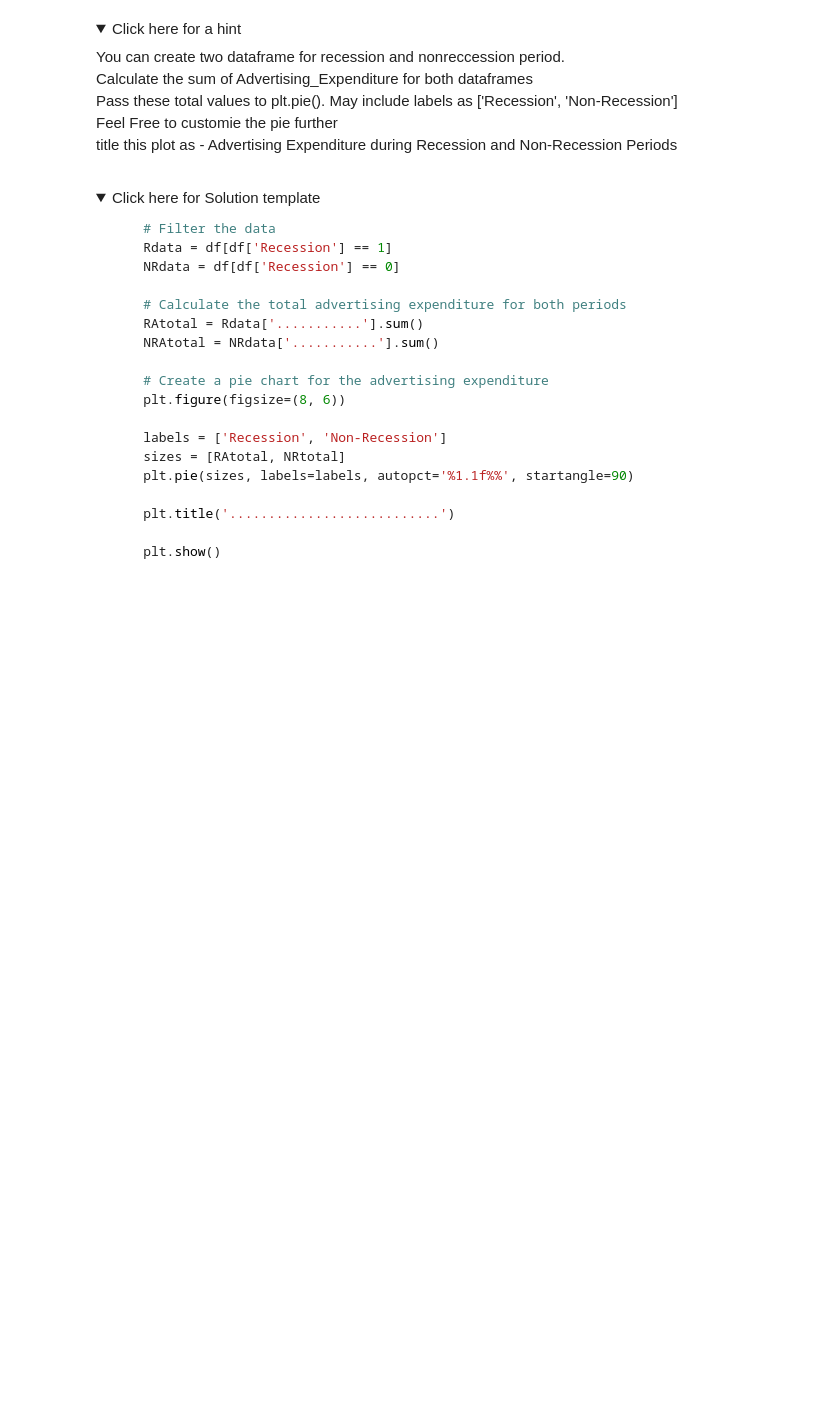
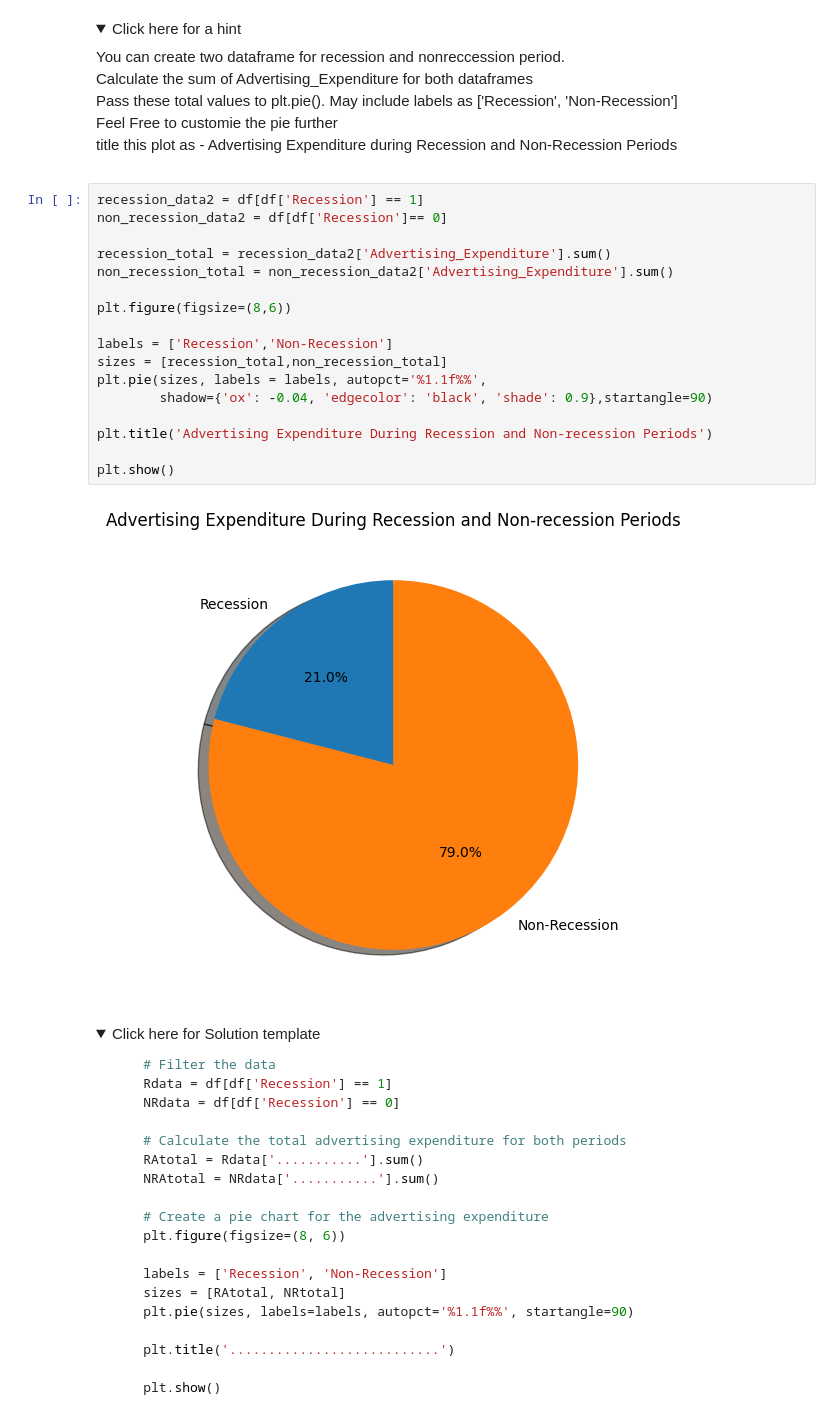
Before and after one commit to SubhashBandaraEkanayake/Data-visualization-with-python, a Jupyter notebook: DV0101EN-Final-Assignment-Part1-v2.ipynb, the cells around one changed output. Saved outputs shown, nothing was run; the diff lists cells and outputs as text; folded sections open; blank space fills up the shorter version.

```diff
--- a/DV0101EN-Final-Assignment-Part1-v2.ipynb
+++ b/DV0101EN-Final-Assignment-Part1-v2.ipynb
@@ -687,6 +734,25 @@ Save this plot as "Scatter.png"</span><br>
         <br>Feel Free to customie the pie further
     <br>title this plot as  - Advertising Expenditure during Recession and Non-Recession Periods</p>
 </details>
+# %%
+recession_data2 = df[df['Recession'] == 1]
+non_recession_data2 = df[df['Recession']== 0]
+
+recession_total = recession_data2['Advertising_Expenditure'].sum()
+non_recession_total = non_recession_data2['Advertising_Expenditure'].sum()
+
+plt.figure(figsize=(8,6))
+
+labels = ['Recession','Non-Recession']
+sizes = [recession_total,non_recession_total]
+plt.pie(sizes, labels = labels, autopct='%1.1f%%',
+        shadow={'ox': -0.04, 'edgecolor': 'black', 'shade': 0.9},startangle=90)
+
+plt.title('Advertising Expenditure During Recession and Non-recession Periods')
+
+plt.show()
+# %% [output]
+[figure, added]
 # %% [markdown]
 <details>
 <summary>Click here for Solution template</summary>
```
Also changed, not shown: parts of 10 cells of this notebook.
